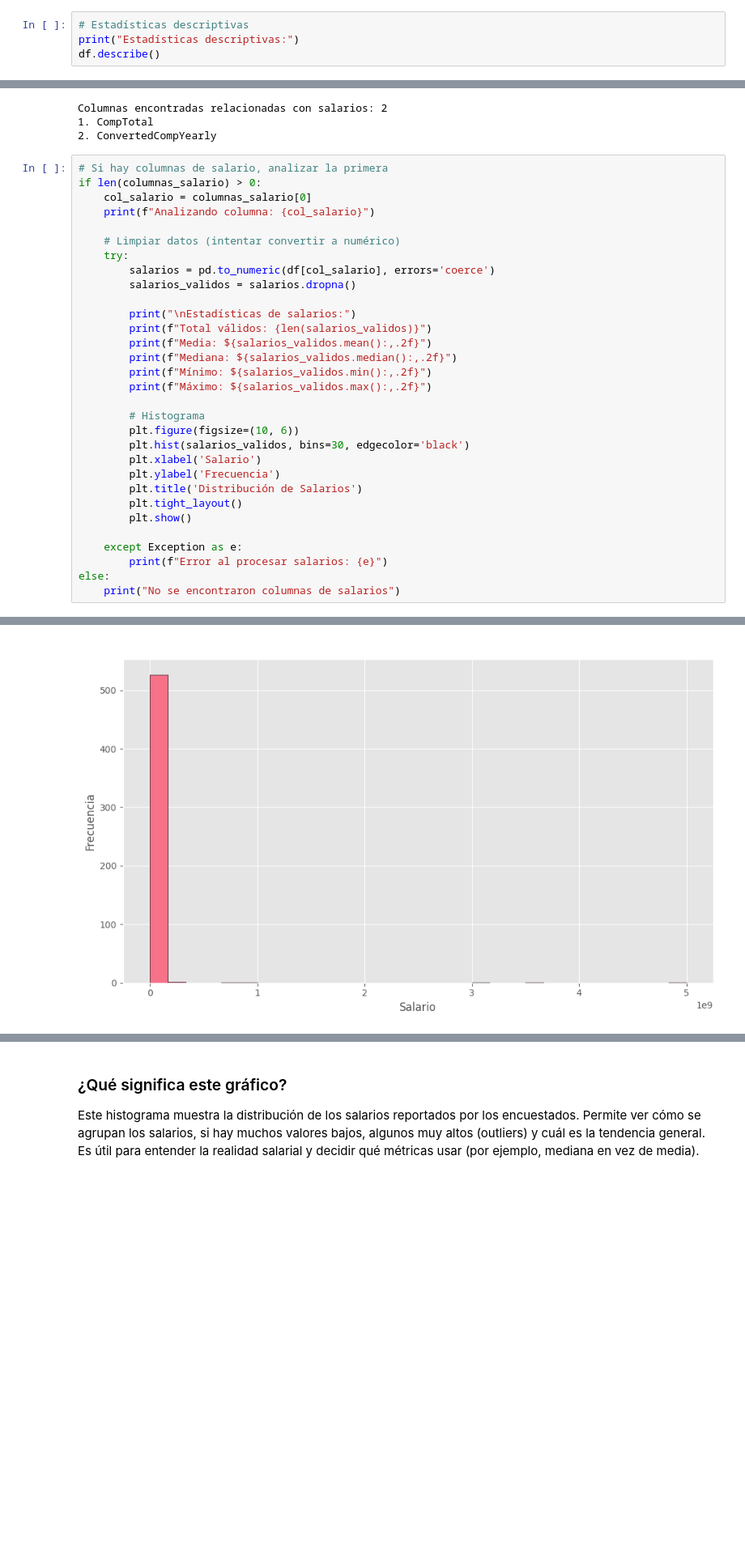
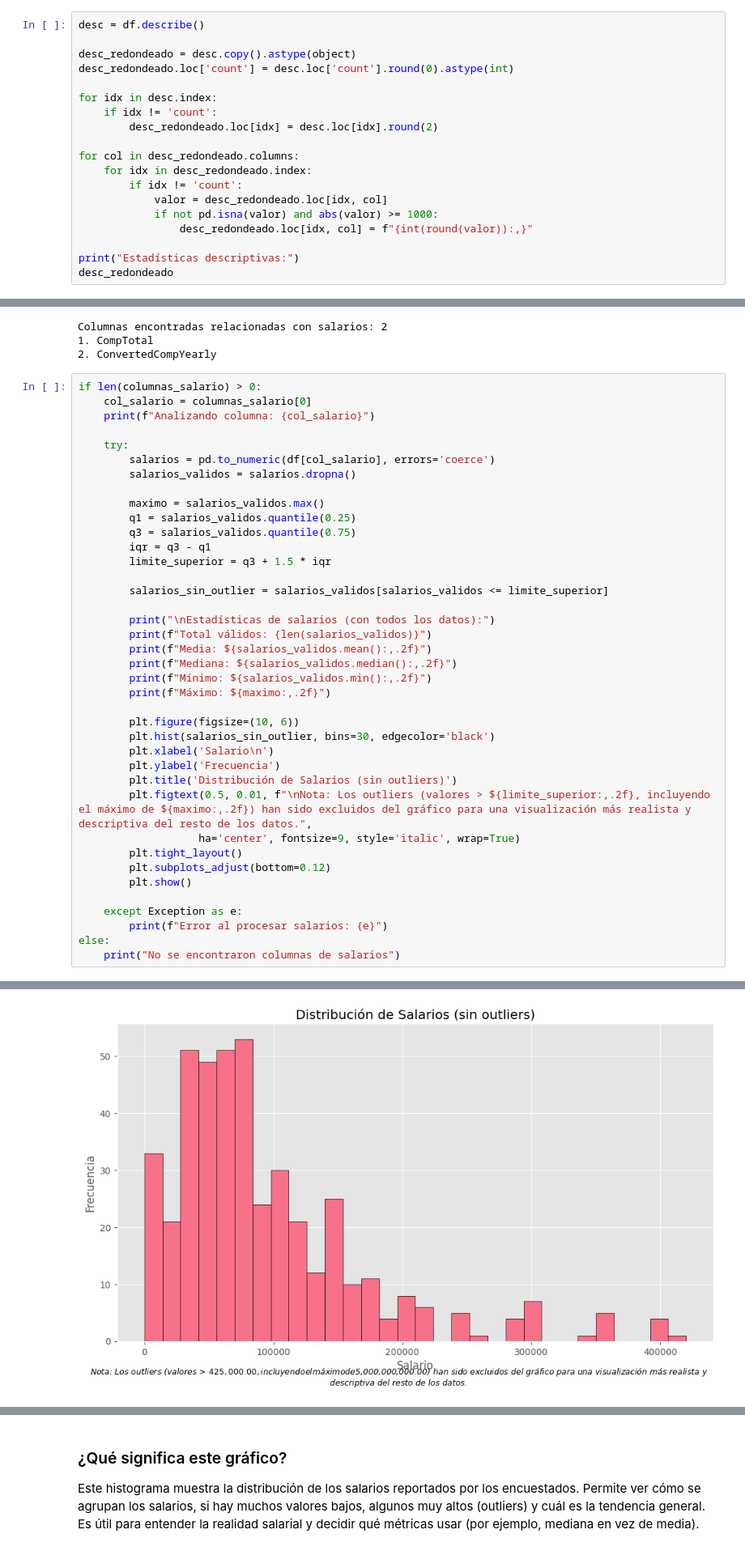
Before and after one commit to HecAguilaV/ML_Analisis_Ecosistema_Dev, a Jupyter notebook: notebooks/01_analisis_exploratorio.ipynb, the cells around one changed output, grey strips where cells are left out. Shown at 81% size. Saved outputs shown, nothing was run; the diff lists cells and outputs as text; blank space fills up the shorter version.

```diff
--- a/notebooks/01_analisis_exploratorio.ipynb
+++ b/notebooks/01_analisis_exploratorio.ipynb
@@ -196,9 +175,24 @@ Esta revisión inicial es clave para detectar posibles problemas y planificar el
 
 Aquí se muestra información general del dataset: cuántas filas y columnas tiene, los tipos de datos de cada columna y cuántos valores faltantes hay en cada una. Es útil para tener una visión rápida de la estructura y calidad de los datos antes de analizarlos en profundidad.
 # %%
-# Estadísticas descriptivas
+desc = df.describe()
+
+desc_redondeado = desc.copy().astype(object)
+desc_redondeado.loc['count'] = desc.loc['count'].round(0).astype(int)
+
+for idx in desc.index:
+    if idx != 'count':
+        desc_redondeado.loc[idx] = desc.loc[idx].round(2)
+
+for col in desc_redondeado.columns:
+    for idx in desc_redondeado.index:
+        if idx != 'count':
+            valor = desc_redondeado.loc[idx, col]
+            if not pd.isna(valor) and abs(valor) >= 1000:
+                desc_redondeado.loc[idx, col] = f"{int(round(valor)):,}"
+
 print("Estadísticas descriptivas:")
-df.describe()
+desc_redondeado
 # %% [output]
 Estadísticas descriptivas:
 |  | ResponseId | CompTotal | WorkExp | ConvertedCompYearly |
@@ -481,30 +475,38 @@ Columnas encontradas relacionadas con salarios: 2
 1. CompTotal
 2. ConvertedCompYearly
 # %%
-# Si hay columnas de salario, analizar la primera
 if len(columnas_salario) > 0:
     col_salario = columnas_salario[0]
     print(f"Analizando columna: {col_salario}")
 
-    # Limpiar datos (intentar convertir a numérico)
     try:
         salarios = pd.to_numeric(df[col_salario], errors='coerce')
         salarios_validos = salarios.dropna()
 
-        print("\nEstadísticas de salarios:")
+        maximo = salarios_validos.max()
+        q1 = salarios_validos.quantile(0.25)
+        q3 = salarios_validos.quantile(0.75)
+        iqr = q3 - q1
+        limite_superior = q3 + 1.5 * iqr
+
+        salarios_sin_outlier = salarios_validos[salarios_validos <= limite_superior]
+
+        print("\nEstadísticas de salarios (con todos los datos):")
         print(f"Total válidos: {len(salarios_validos)}")
         print(f"Media: ${salarios_validos.mean():,.2f}")
         print(f"Mediana: ${salarios_validos.median():,.2f}")
         print(f"Mínimo: ${salarios_validos.min():,.2f}")
-        print(f"Máximo: ${salarios_validos.max():,.2f}")
+        print(f"Máximo: ${maximo:,.2f}")
 
-        # Histograma
         plt.figure(figsize=(10, 6))
-        plt.hist(salarios_validos, bins=30, edgecolor='black')
-        plt.xlabel('Salario')
+        plt.hist(salarios_sin_outlier, bins=30, edgecolor='black')
+        plt.xlabel('Salario\n')
         plt.ylabel('Frecuencia')
-        plt.title('Distribución de Salarios')
+        plt.title('Distribución de Salarios (sin outliers)')
+        plt.figtext(0.5, 0.01, f"\nNota: Los outliers (valores > ${limite_superior:,.2f}, incluyendo el máximo de ${maximo:,.2f}) han sido excluidos del gráfico para una visualización más realista y descriptiva del resto de los datos.",
+                   ha='center', fontsize=9, style='italic', wrap=True)
         plt.tight_layout()
+        plt.subplots_adjust(bottom=0.12)
         plt.show()
 
     except Exception as e:
@@ -526,4 +525,4 @@ Máximo: $5,000,000,000.00
-[figure, old version]
+[figure, new version]
 # %%
 # --- Análisis de salarios filtrando outliers y convirtiendo a CLP ---
 # Supongamos que los salarios están en USD. Usamos un tipo de cambio aproximado: 1 USD = 900 CLP (ajusta según la fecha real).
```
Also changed, not shown: parts of 8 cells of this notebook, 12 other files.
